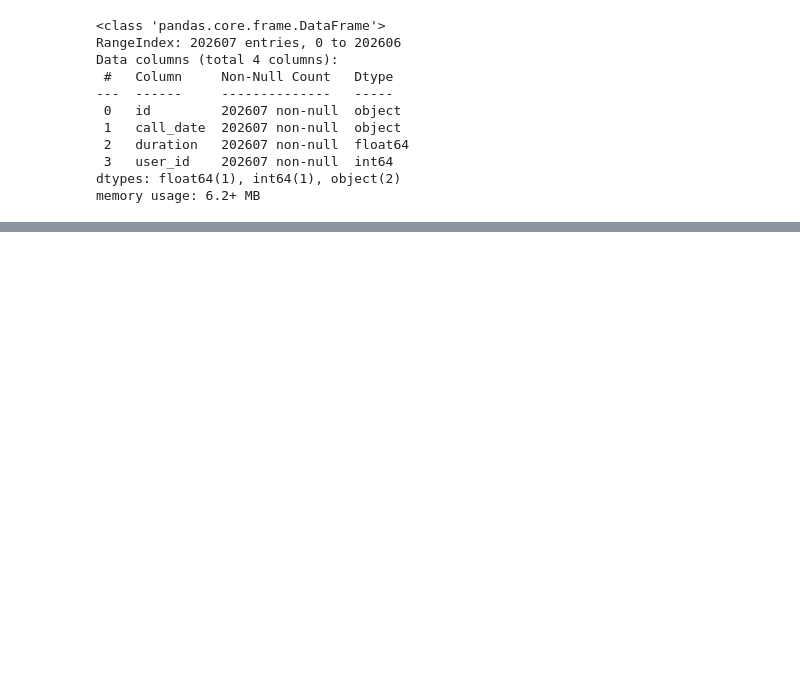
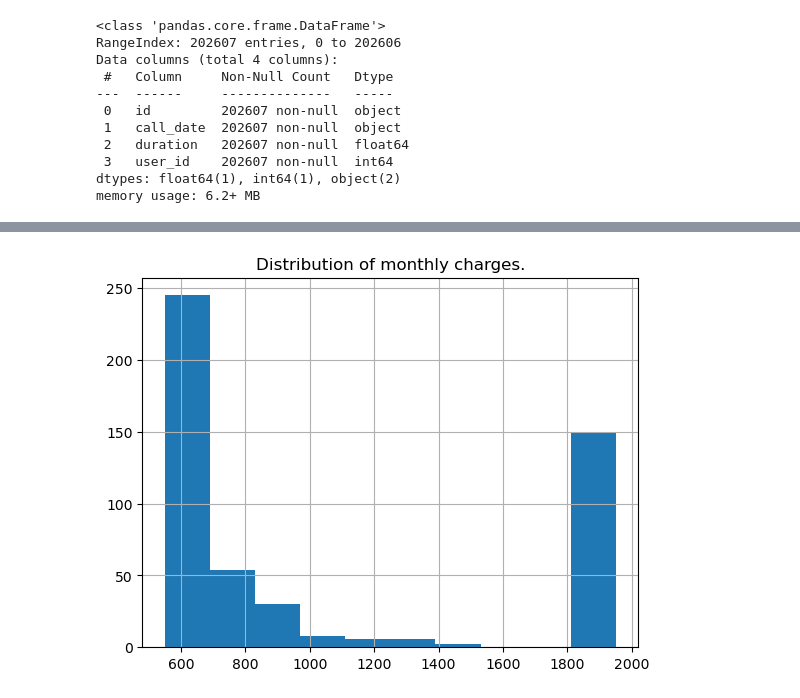
Before and after one commit to vzwork/statistical_analysis, a Jupyter notebook: project_en.ipynb, the cells around one changed output, grey strips where cells are left out. Drawn from its saved outputs; the diff is of its cells as text; code cells hidden in the pictures; blank space fills up the shorter version.

```diff
--- a/project_en.ipynb
+++ b/project_en.ipynb
@@ -1116,0 +478,6 @@ the profits in "Moscow" and other regions were different
+# %%
+(df_users.costs_total / df_users.periods).hist()
+plt.title('Distribution of monthly charges.')
+plt.show()
+# %% [output]
+[figure, added]
```
Also changed, not shown: parts of 250 cells of this notebook, 1 other file.
